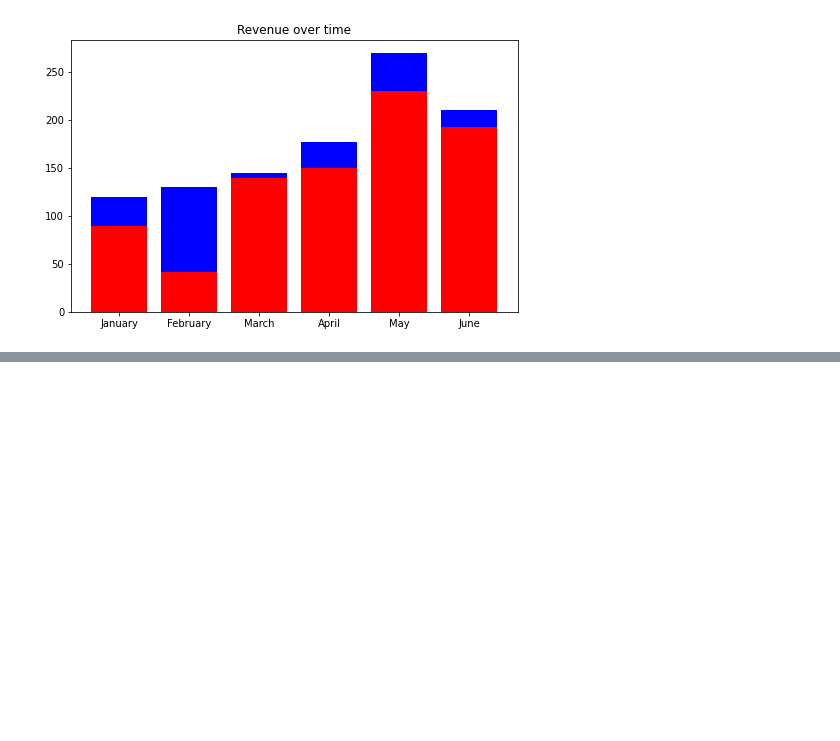
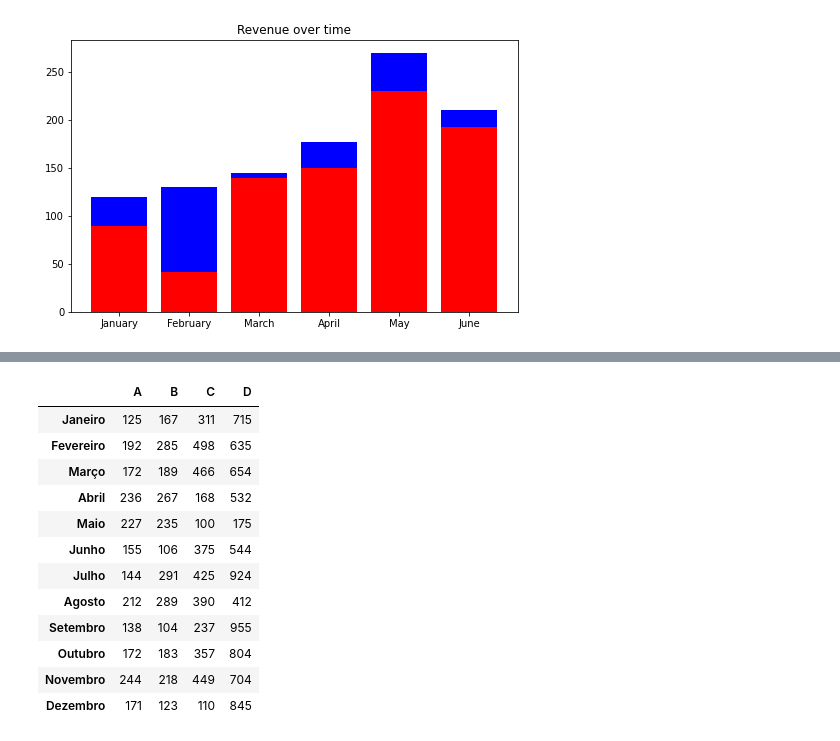
Before and after one commit to isaiastrajano/BootCamp_Python_DataScience, a Jupyter notebook: Exercícios_matplotlib.ipynb, the cells around one changed output, grey strips where cells are left out. Saved outputs shown, nothing was run; the diff lists cells and outputs as text; code cells hidden in the pictures; blank space fills up the shorter version.

```diff
--- a/Exercícios_matplotlib.ipynb
+++ b/Exercícios_matplotlib.ipynb
@@ -209,0 +244,16 @@ plt.show()
+# %%
+data
+# %% [output]
+|  | A | B | C | D |
+| Janeiro | 125 | 167 | 311 | 715 |
+| Fevereiro | 192 | 285 | 498 | 635 |
+| Março | 172 | 189 | 466 | 654 |
+| Abril | 236 | 267 | 168 | 532 |
+| Maio | 227 | 235 | 100 | 175 |
+| Junho | 155 | 106 | 375 | 544 |
+| Julho | 144 | 291 | 425 | 924 |
+| Agosto | 212 | 289 | 390 | 412 |
+| Setembro | 138 | 104 | 237 | 955 |
+| Outubro | 172 | 183 | 357 | 804 |
+| Novembro | 244 | 218 | 449 | 704 |
+| Dezembro | 171 | 123 | 110 | 845 |
```
Also changed, not shown: parts of 27 cells of this notebook.
